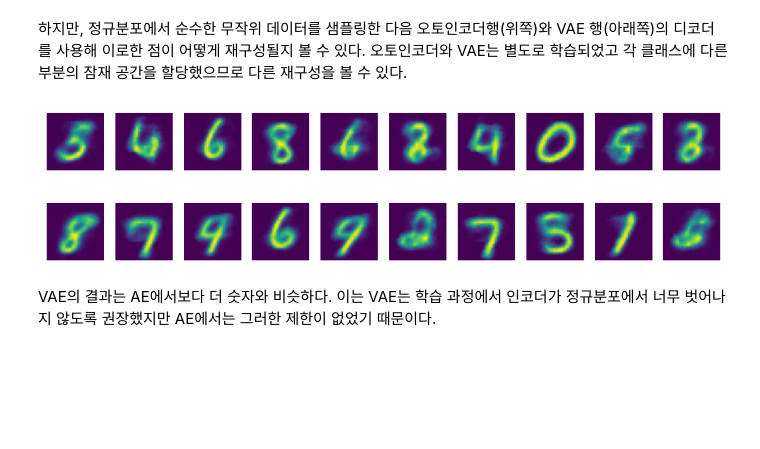
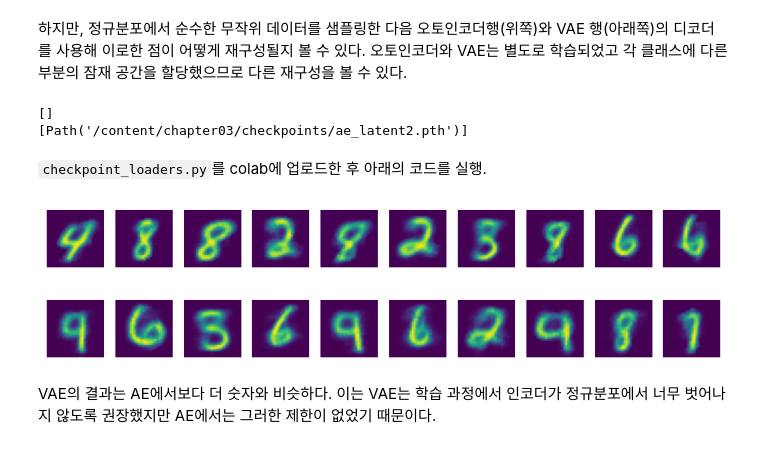
Before and after one commit to 12B-theDon/Transformer_Diffusion, a Jupyter notebook: chapter03/2_Variational_AutoEncoder.ipynb, the cells around one changed output. Drawn from its saved outputs; the diff is of its cells as text; code cells hidden in the pictures; blank space fills up the shorter version.

Commit message:
Add chapter05, trained weights, and diffusion study materials

```diff
--- a/chapter03/2_Variational_AutoEncoder.ipynb
+++ b/chapter03/2_Variational_AutoEncoder.ipynb
@@ -330,26 +325,47 @@ class AutoEncoder(nn.Module):
 
     def forward(self, x):
         return self.decode(self.encode(x))
-# %%
-from pathlib import Path
-from checkpoint_loaders import load_autoencoder
-CKPT_DIR = Path("/content/chapter03/checkpoints")
-z = torch.normal(0, 1, size=(10, 2))
-
-# AE 로드 (주의: model_factory는 VAE가 아니라 AutoEncoder여야 함)
-ae_model = load_autoencoder(
-    str(CKPT_DIR / "ae_latent2.pth"),
-    model_factory=AutoEncoder,   # <- 여기 중요
-    device=device,
-)
-
-ae_decoded = ae_model.decode(z.to(device))
-vae_decoded = vae_model.decode(z.to(device))
-show_images(ae_decoded.cpu(), imsize=1, nrows=1)
-show_images(vae_decoded.cpu(), imsize=1, nrows=1)
-# %% [output]
-[figure, removed]
-[figure, removed]
+# %%
+from pathlib import Path
+
+print(list(Path("/content").rglob("checkpoint_loaders.py")))
+print(list(Path("/content").rglob("ae_latent2.pth")))
+# %% [output]
+[]
+[Path('/content/chapter03/checkpoints/ae_latent2.pth')]
+# %% [markdown]
+`checkpoint_loaders.py`를 colab에 업로드한 후 아래의 코드를 실행.
+# %%
+import sys
+from pathlib import Path
+
+matches = list(Path("/content").rglob("checkpoint_loaders.py"))
+if not matches:
+    raise FileNotFoundError("checkpoint_loaders.py를 Colab에 업로드하세요.")
+
+sys.path.insert(0, str(matches[0].parent))
+from checkpoint_loaders import load_autoencoder
+
+ae_model = load_autoencoder(
+    "/content/chapter03/checkpoints/ae_latent2.pth",
+    model_factory=AutoEncoder,
+    device=device,
+)
+
+z = torch.randn(10, 2, device=device)
+
+ae_model.eval()
+vae_model.eval()
+
+with torch.no_grad():
+    ae_decoded = ae_model.decode(z)
+    vae_decoded = vae_model.decode(z)
+
+show_images(ae_decoded.cpu(), imsize=1, nrows=1)
+show_images(vae_decoded.cpu(), imsize=1, nrows=1)
+# %% [output]
+[figure, added]
+[figure, added]
 # %% [markdown]
 VAE의 결과는 AE에서보다 더 숫자와 비슷하다. 이는 VAE는 학습 과정에서 인코더가 정규분포에서 너무 벗어나지 않도록 권장했지만 AE에서는 그러한 제한이 없었기 때문이다.
 # %% [markdown]
```
Also changed, not shown: parts of 6 cells of this notebook, 32 other files.
